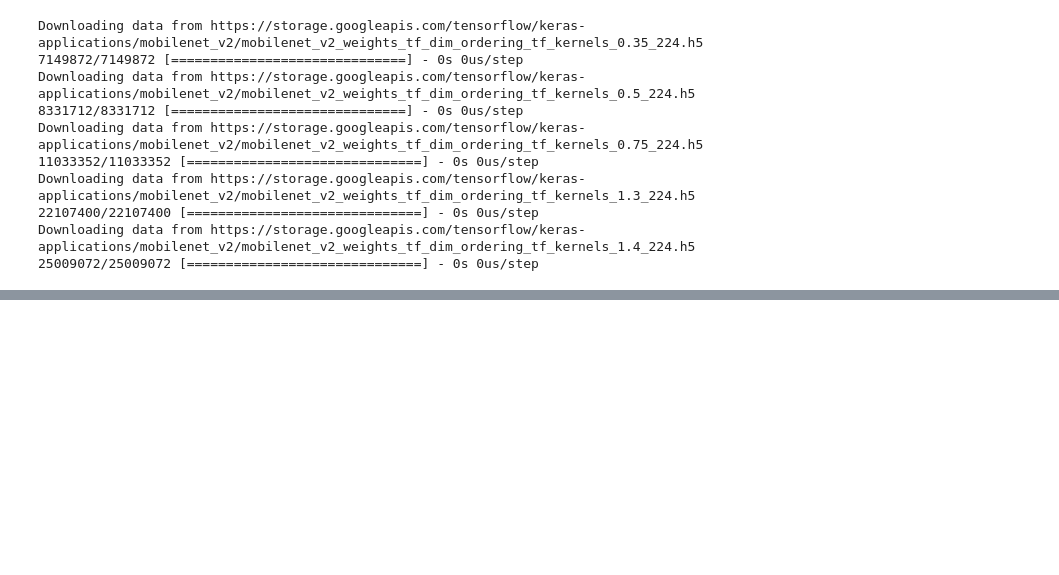
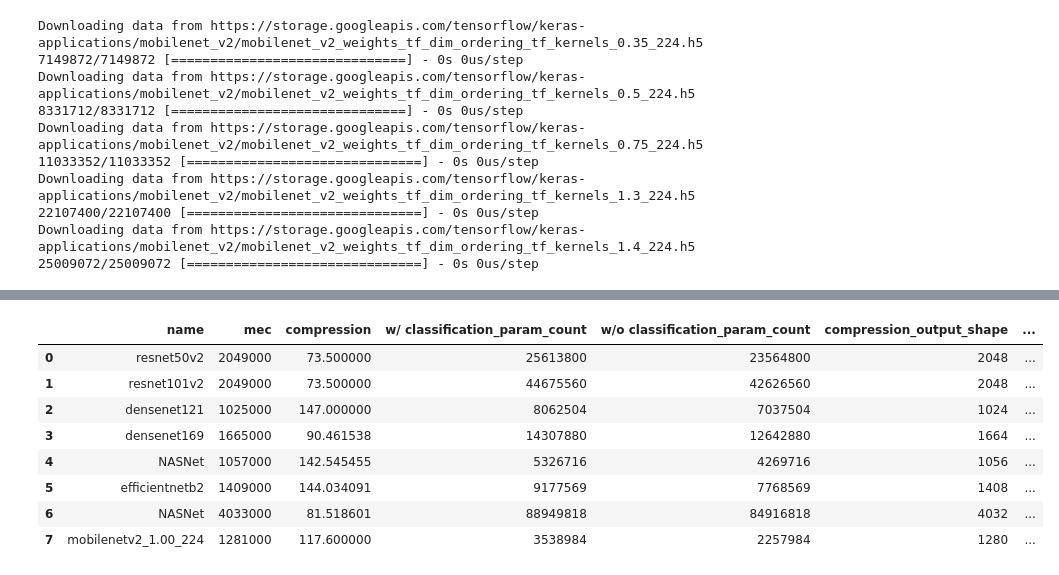
Before and after one commit to adheeshenoy/Mobilenet-Imagenet, a Jupyter notebook: Notebooks/MEC_of_model.ipynb, the cells around one changed output, grey strips where cells are left out. Cells and saved outputs as stored; diff of their text form; code cells hidden in the pictures; blank space fills up the shorter version.

Commit message:
Added MEC of model file

```diff
--- a/Notebooks/MEC_of_model.ipynb
+++ b/Notebooks/MEC_of_model.ipynb
@@ -104,0 +267,2 @@ the input resolution of the network is 224, 192, 160 or 128. $\rho = 1$ is the b
+# %%
+model=EfficientNetB2()
@@ -104,0 +282,3 @@ the input resolution of the network is 224, 192, 160 or 128. $\rho = 1$ is the b
+# %%
+MEC = mec_of_linear_layer(model.layers[-1])
+print(f"Model has {MEC} bits of capacity or {MEC*0.000122}kB or {MEC*(1.192e-7)} mB")
@@ -104,0 +306,29 @@ the input resolution of the network is 224, 192, 160 or 128. $\rho = 1$ is the b
+# %%
+data=[]
+models=[ResNet50V2, ResNet101V2, DenseNet121, DenseNet169, NASNetMobile, EfficientNetB2, NASNetLarge, MobileNetV2]
+# %%
+data=[]
+for model in models:
+  # Example
+  temp_data={"name":"name",
+             "mec":0,
+             "compression":100,
+             "w/ classification_param_count":2,
+             "w/o classification_param_count":2,
+             "compression_output_shape":2,
+             "compression_input_shape":2,
+             "compression":1}
+
+  model_instanec = model(include_top=False)
+  temp_data["name"] = model_instanec.name
+  temp_data["w/o classification_param_count"]=model_instanec.count_params()
+  model_instanec = model(include_top=True)
+  temp_data["w/ classification_param_count"]=model_instanec.count_params()
+  MEC = mec_of_linear_layer(model_instanec.layers[-1])
+  temp_data["mec"]=MEC
+  input_shape=prod(model_instanec.layers[0].input_shape[0][1:])
+  output_shape=prod(model_instanec.layers[-1].input_shape[1:])
+  temp_data['compression_output_shape']=output_shape
+  temp_data['compression_input_shape']=input_shape
+  temp_data['compression']=input_shape/output_shape
+  data.append(temp_data.copy())
@@ -104,0 +337,17 @@ the input resolution of the network is 224, 192, 160 or 128. $\rho = 1$ is the b
+# %%
+from math import prod
+import numpy as np
+import pandas as pd
+
+df=pd.DataFrame(data)
+df
+# %% [output]
+|  | name | mec | compression | w/ classification_param_count | w/o classification_param_count | compression_output_shape | ... |
+| 0 | resnet50v2 | 2049000 | 73.500000 | 25613800 | 23564800 | 2048 | ... |
+| 1 | resnet101v2 | 2049000 | 73.500000 | 44675560 | 42626560 | 2048 | ... |
+| 2 | densenet121 | 1025000 | 147.000000 | 8062504 | 7037504 | 1024 | ... |
+| 3 | densenet169 | 1665000 | 90.461538 | 14307880 | 12642880 | 1664 | ... |
+| 4 | NASNet | 1057000 | 142.545455 | 5326716 | 4269716 | 1056 | ... |
+| 5 | efficientnetb2 | 1409000 | 144.034091 | 9177569 | 7768569 | 1408 | ... |
+| 6 | NASNet | 4033000 | 81.518601 | 88949818 | 84916818 | 4032 | ... |
+| 7 | mobilenetv2_1.00_224 | 1281000 | 117.600000 | 3538984 | 2257984 | 1280 | ... |
```
Also changed, not shown: parts of 46 cells of this notebook.
